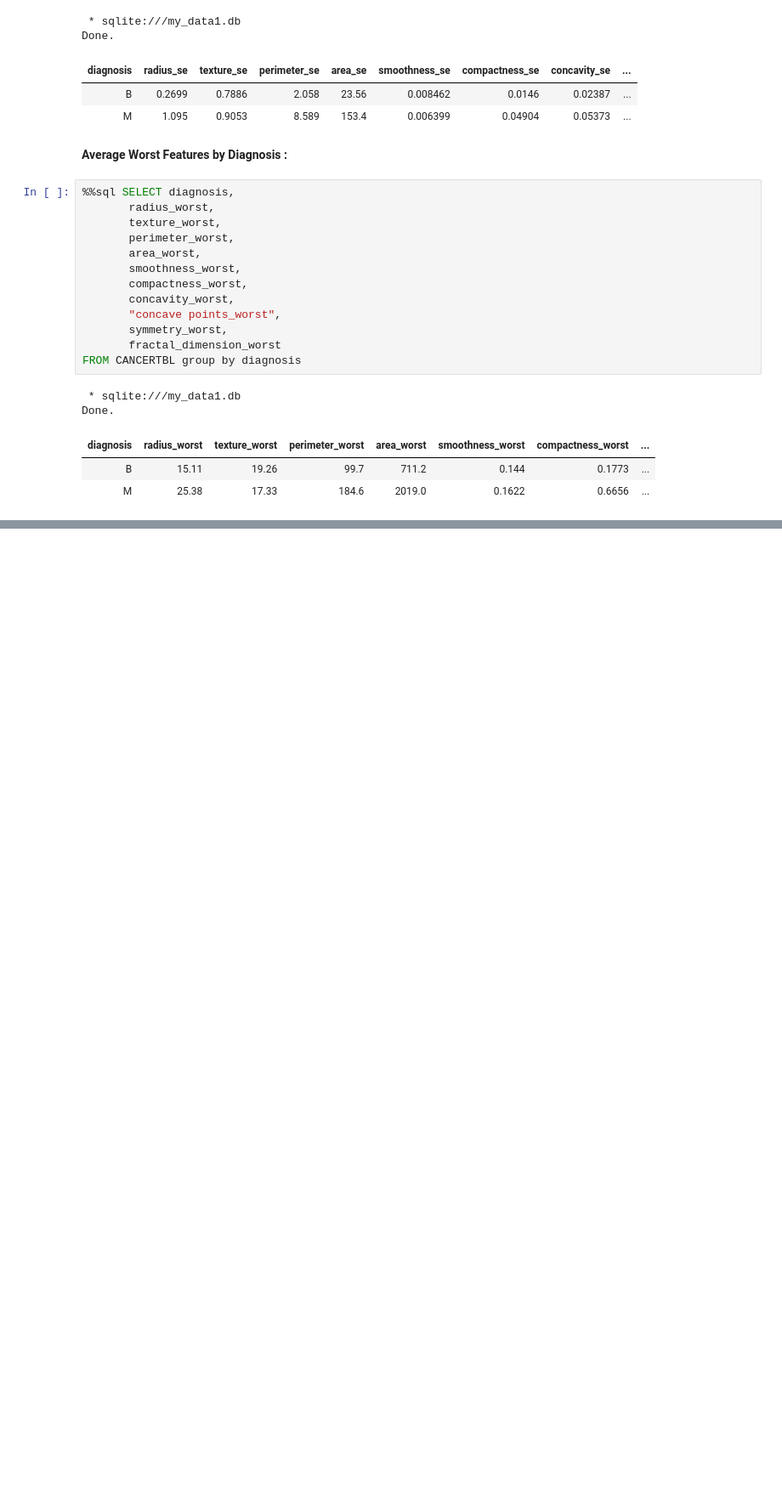
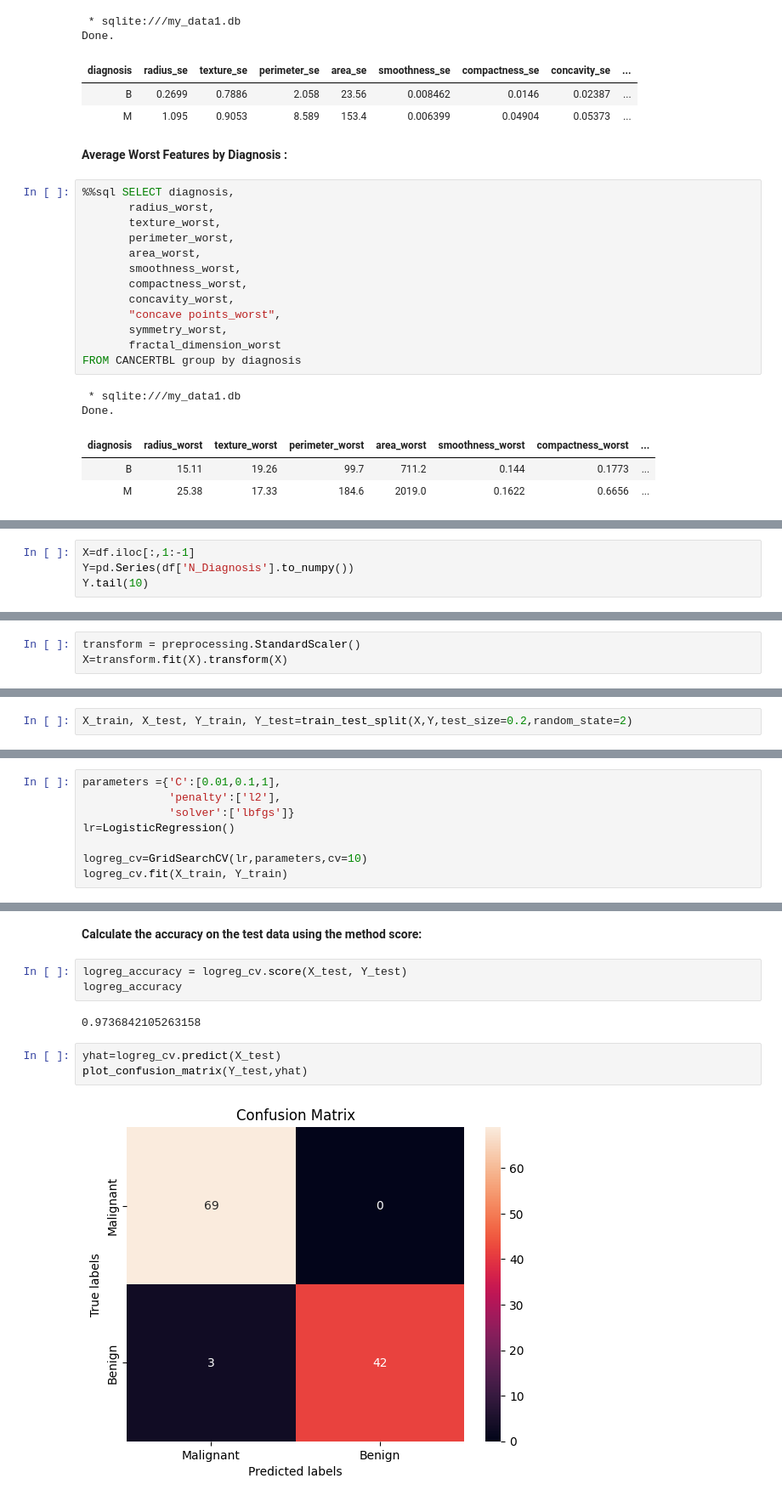
Before and after one commit to Abderrahmane-Chafi/Breast-Cancer-Classification, a Jupyter notebook: notebook287babc4fe.ipynb, the cells around one changed output, grey strips where cells are left out. Shown: that part at 85% size. Saved outputs shown, nothing was run; the diff lists cells and outputs as text; blank space fills up the shorter version.

```diff
--- a/notebook287babc4fe.ipynb
+++ b/notebook287babc4fe.ipynb
@@ -296,0 +339,4 @@ plt.show()
+# %%
+X=df.iloc[:,1:-1]
+Y=pd.Series(df['N_Diagnosis'].to_numpy())
+Y.tail(10)
@@ -296,0 +357,3 @@ plt.show()
+# %%
+transform = preprocessing.StandardScaler()
+X=transform.fit(X).transform(X)
@@ -296,0 +362,2 @@ plt.show()
+# %%
+X_train, X_test, Y_train, Y_test=train_test_split(X,Y,test_size=0.2,random_state=2)
@@ -296,0 +370,8 @@ plt.show()
+# %%
+parameters ={'C':[0.01,0.1,1],
+             'penalty':['l2'],
+             'solver':['lbfgs']}
+lr=LogisticRegression()
+
+logreg_cv=GridSearchCV(lr,parameters,cv=10)
+logreg_cv.fit(X_train, Y_train)
@@ -296,0 +388,12 @@ plt.show()
+# %% [markdown]
+**Calculate the accuracy on the test data using the method score:**
+# %%
+logreg_accuracy = logreg_cv.score(X_test, Y_test)
+logreg_accuracy
+# %% [output]
+0.9736842105263158
+# %%
+yhat=logreg_cv.predict(X_test)
+plot_confusion_matrix(Y_test,yhat)
+# %% [output]
+[figure, added]
```
Also changed, not shown: parts of 52 cells of this notebook.
